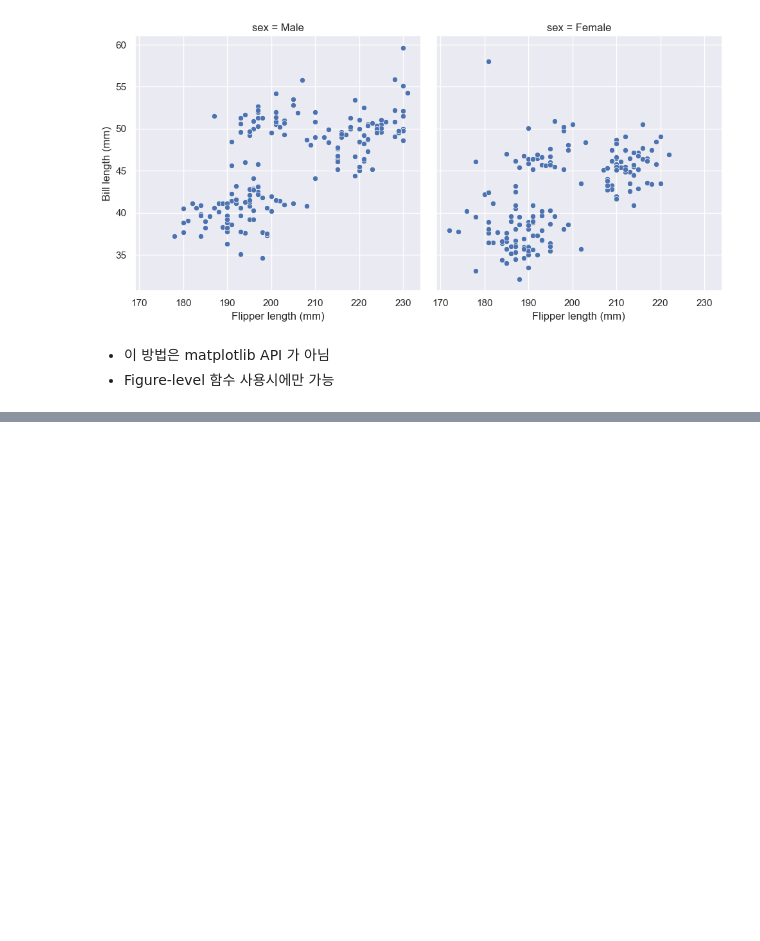
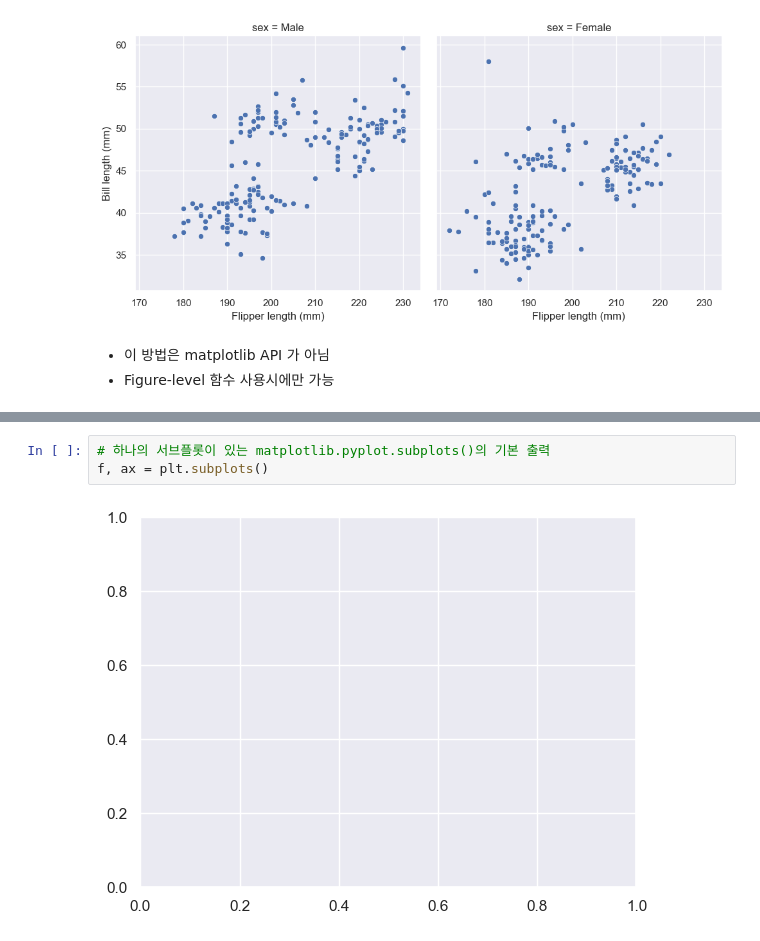
Before and after one commit to jhwn533/Pallet-Town, a Jupyter notebook: Overview of seaborn plotting functions.ipynb, the cells around one changed output, grey strips where cells are left out. Drawn from its saved outputs; the diff is of its cells as text; blank space fills up the shorter version.

Commit message:
Add code - Overview of seaborn plotting functions.ipynb

```diff
--- a/Overview of seaborn plotting functions.ipynb
+++ b/Overview of seaborn plotting functions.ipynb
@@ -136,0 +153,5 @@ g.set_axis_labels("Flipper length (mm)", "Bill length (mm)")
+# %%
+# 하나의 서브플롯이 있는 matplotlib.pyplot.subplots()의 기본 출력
+f, ax = plt.subplots()
+# %% [output]
+[figure, added]
```
Also changed, not shown: parts of 12 cells of this notebook.
